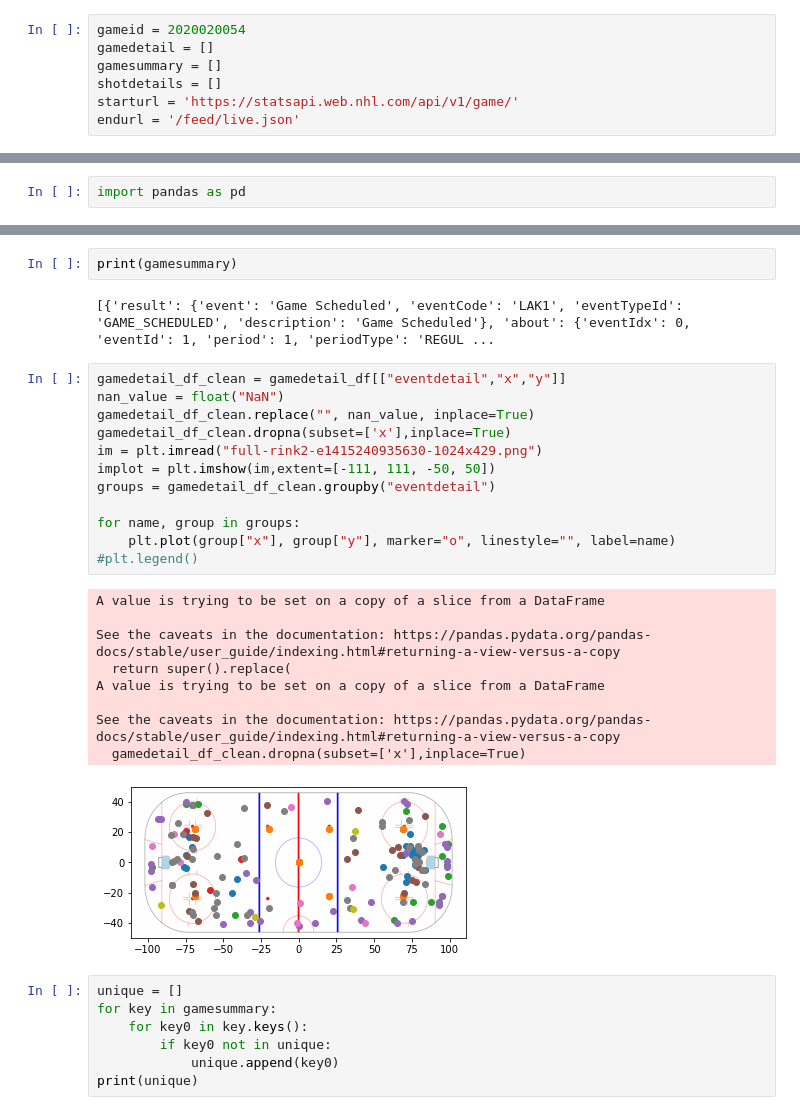
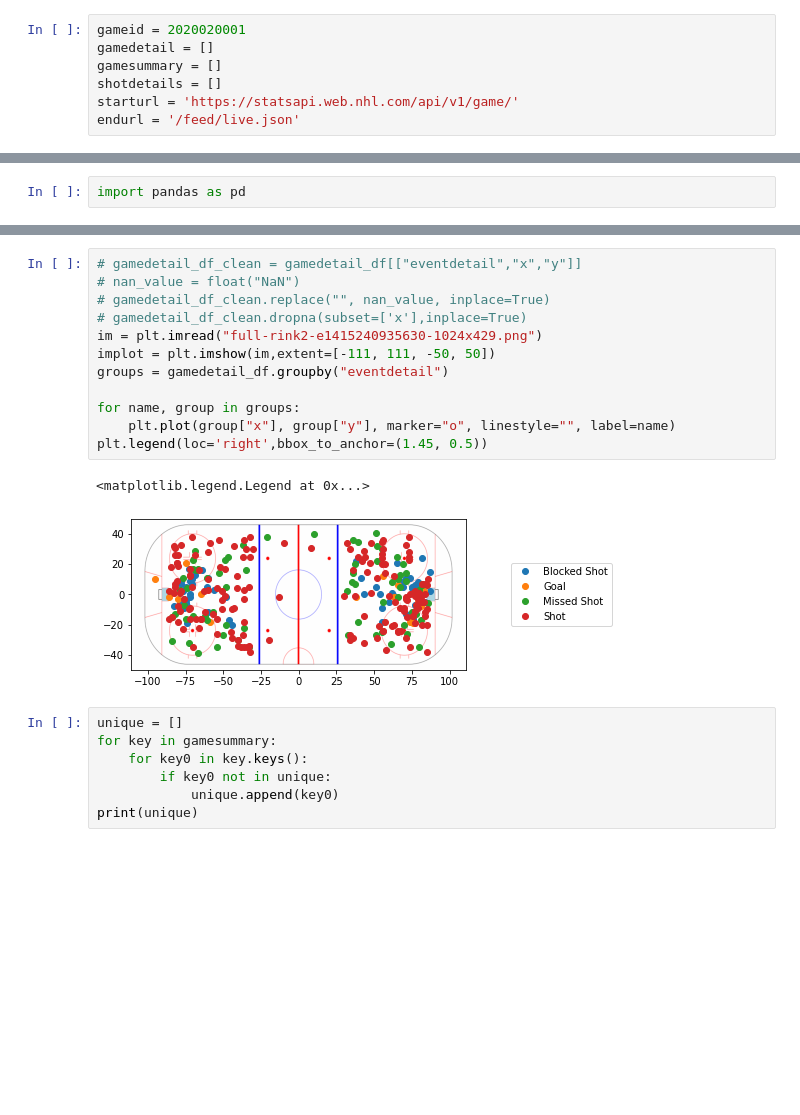
Before and after one commit to JuanParker1/Hockey_Projects, a Jupyter notebook: NHL_PBP/JSON_Scrape_0.ipynb, the cells around one changed output, grey strips where cells are left out. Drawn from its saved outputs; the diff is of its cells as text; blank space fills up the shorter version.

```diff
--- a/NHL_PBP/JSON_Scrape_0.ipynb
+++ b/NHL_PBP/JSON_Scrape_0.ipynb
@@ -4,7 +4,7 @@ import json
 import urllib.request
 import matplotlib.pyplot as plt
 # %%
-gameid = 2020020054
+gameid = 2020020001
 gamedetail = []
 gamesummary = []
 shotdetails = []
@@ -78,29 +93,18 @@ array(['Game Scheduled', 'Period Ready', 'Period Start', 'Faceoff',
-# %%
-print(gamesummary)
-# %% [output]
-[{'result': {'event': 'Game Scheduled', 'eventCode': 'LAK1', 'eventTypeId': 'GAME_SCHEDULED', 'description': 'Game Scheduled'}, 'about': {'eventIdx': 0, 'eventId': 1, 'period': 1, 'periodType': 'REGUL ...
 # %%
-gamedetail_df_clean = gamedetail_df[["eventdetail","x","y"]]
-nan_value = float("NaN")
-gamedetail_df_clean.replace("", nan_value, inplace=True)
-gamedetail_df_clean.dropna(subset=['x'],inplace=True)
+# gamedetail_df_clean = gamedetail_df[["eventdetail","x","y"]]
+# nan_value = float("NaN")
+# gamedetail_df_clean.replace("", nan_value, inplace=True)
+# gamedetail_df_clean.dropna(subset=['x'],inplace=True)
 im = plt.imread("full-rink2-e1415240935630-1024x429.png")
 implot = plt.imshow(im,extent=[-111, 111, -50, 50])
-groups = gamedetail_df_clean.groupby("eventdetail")
+groups = gamedetail_df.groupby("eventdetail")
 
 for name, group in groups:
     plt.plot(group["x"], group["y"], marker="o", linestyle="", label=name)
-#plt.legend()
+plt.legend(loc='right',bbox_to_anchor=(1.45, 0.5))
 # %% [output]
-A value is trying to be set on a copy of a slice from a DataFrame
-
-See the caveats in the documentation: https://pandas.pydata.org/pandas-docs/stable/user_guide/indexing.html#returning-a-view-versus-a-copy
-  return super().replace(
-A value is trying to be set on a copy of a slice from a DataFrame
-
-See the caveats in the documentation: https://pandas.pydata.org/pandas-docs/stable/user_guide/indexing.html#returning-a-view-versus-a-copy
-  gamedetail_df_clean.dropna(subset=['x'],inplace=True)
+<matplotlib.legend.Legend at 0x...>
-[figure, old version]
+[figure, new version]
 # %%
 unique = []
 for key in gamesummary:
```
Also changed, not shown: parts of 3 cells of this notebook.
